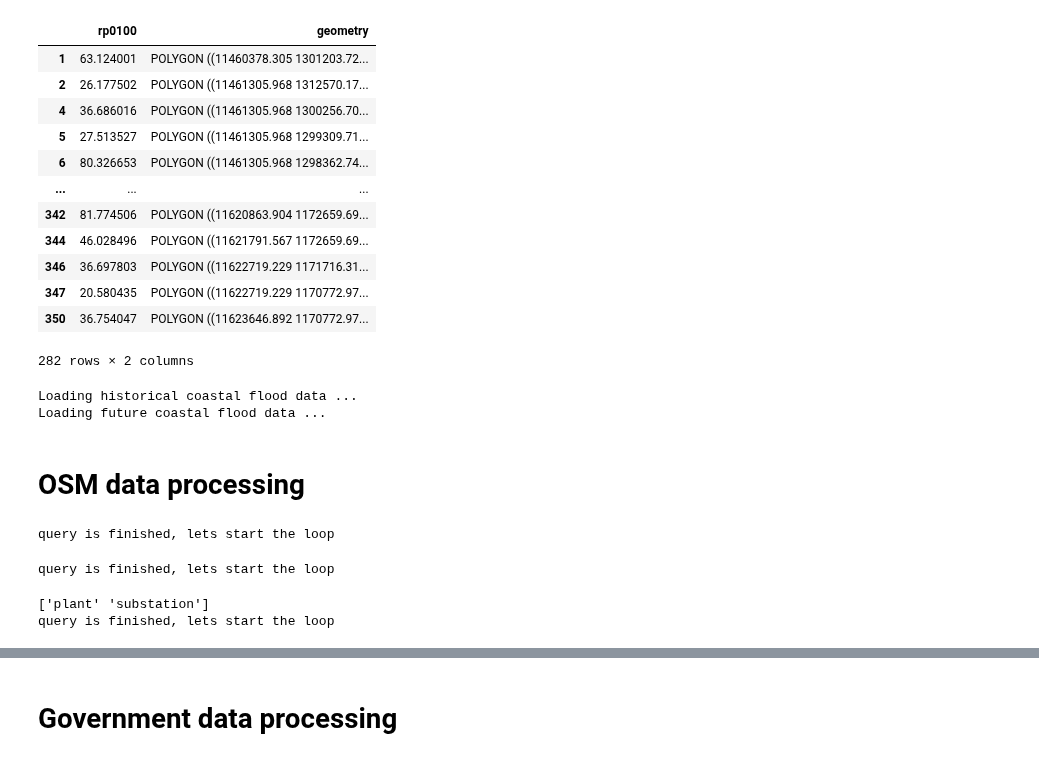
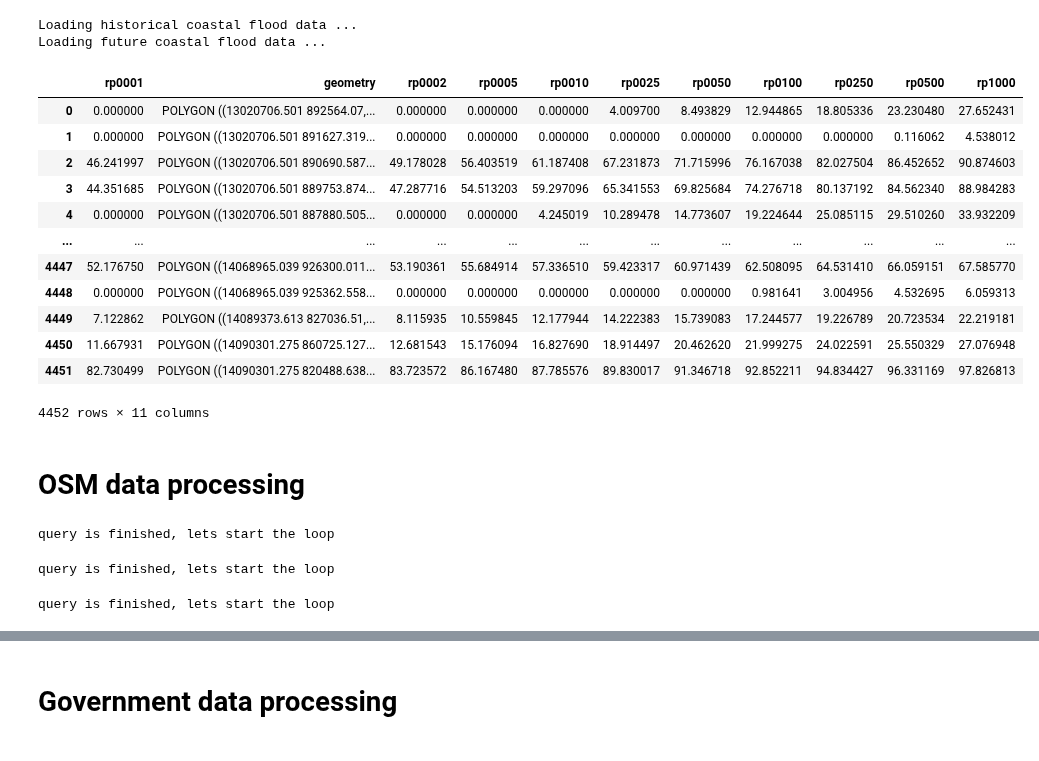
Before and after one commit to Mengqi-Ye/pg_risk_analysis, a Jupyter notebook: notebooks/Example_run.ipynb, the cells around one changed output, grey strips where cells are left out. Saved outputs shown, nothing was run; the diff lists cells and outputs as text; code cells hidden in the pictures.

```diff
--- a/notebooks/Example_run.ipynb
+++ b/notebooks/Example_run.ipynb
@@ -713,14 +618,20 @@ twn_wind('TWN')['_CMCC-CM2-VHR4']#['1_1_CMCC-CM2-VHR4'].min()
 # %%
 def clip_flood_data(country_code):
-    # set paths
-    #data_path,tc_path,fl_path,osm_data_path,pg_data_path,vul_curve_path,output_path,ne_path = set_paths()
+    """
+    Clip global flood data for a specific country.
+
+    Args:
+        country_code (str): Country code for the desired country.
+
+    Returns:
+        None
+    """
 
     # load country geometry file and create geometry to clip
     ne_countries = gpd.read_file(ne_path)
     geometry = ne_countries.loc[ne_countries['ISO_A3']==country_code].geometry.values[0]
     geoms = [mapping(geometry)]
 
-    #climate_model: historical, rcp4p5, rcp8p5; time_period: hist, 2030, 2050, 2080
     rps = ['0001','0002','0005','0010','0025','0050','0100','0250','0500','1000']
     climate_models = ['historical','rcp8p5']
 
@@ -754,8 +665,16 @@ def clip_flood_data(country_code):
                     dest.write(out_image)
 
 def load_flood_data(country_code,climate_model):
-    # set paths
-    #data_path,tc_path,fl_path,osm_data_path,pg_data_path,vul_curve_path,output_path,ne_path = set_paths()
+    """
+    Load flood data for a specific country and climate model.
+
+    Args:
+        country_code (str): Country code for the desired country.
+        climate_model (str): Climate model ('historical' or 'rcp8p5').
+
+    Returns:
+        pandas.DataFrame: Flood data for the specified country and climate model.
+    """
 
     rps = ['0001','0002','0005','0010','0025','0050','0100','0250','0500','1000']
     collect_df_ds = []
@@ -807,6 +726,16 @@ def load_flood_data(country_code,climate_model):
     return df_all
 
 def open_flood_data(country_code):
+    """
+    Open and load flood data for a specific country.
+
+    Args:
+        country_code (str): Country code for the desired country.
+
+    Returns:
+        dict: A dictionary containing the loaded flood data for different climate models.
+    """
+
     climate_models = ['historical','rcp8p5']
     df_ds = {}
     for climate_model in climate_models:
@@ -845,23 +745,0 @@ df1
-# %%
-df2 = khm_flood['historical'][['rp0100','geometry']] #climate_model, return_period
-df2 = df2[~df2.eq(0).any(axis=1)]
-df2
-# %% [output]
-|  | rp0100 | geometry |
-| 1 | 63.124001 | POLYGON ((11460378.305 1301203.72... |
-| 2 | 26.177502 | POLYGON ((11461305.968 1312570.17... |
-| 4 | 36.686016 | POLYGON ((11461305.968 1300256.70... |
-| 5 | 27.513527 | POLYGON ((11461305.968 1299309.71... |
-| 6 | 80.326653 | POLYGON ((11461305.968 1298362.74... |
-| ... | ... | ... |
-| 342 | 81.774506 | POLYGON ((11620863.904 1172659.69... |
-| 344 | 46.028496 | POLYGON ((11621791.567 1172659.69... |
-| 346 | 36.697803 | POLYGON ((11622719.229 1171716.31... |
-| 347 | 20.580435 | POLYGON ((11622719.229 1170772.97... |
-| 350 | 36.754047 | POLYGON ((11623646.892 1170772.97... |
-282 rows × 2 columns
-# %%
-twn_flood = open_flood_data('TWN')
-# %% [output]
-Loading historical coastal flood data ...
-Loading future coastal flood data ...
@@ -870,3 +746,22 @@ twn_flood
+# %%
+df_fl = open_flood_data('PHL')
+df_fl['historical']
+# %% [output]
+Loading historical coastal flood data ...
+Loading future coastal flood data ...
+|  | rp0001 | geometry | rp0002 | rp0005 | rp0010 | rp0025 | rp0050 | rp0100 | rp0250 | rp0500 | rp1000 |
+| 0 | 0.000000 | POLYGON ((13020706.501 892564.07,... | 0.000000 | 0.000000 | 0.000000 | 4.009700 | 8.493829 | 12.944865 | 18.805336 | 23.230480 | 27.652431 |
+| 1 | 0.000000 | POLYGON ((13020706.501 891627.319... | 0.000000 | 0.000000 | 0.000000 | 0.000000 | 0.000000 | 0.000000 | 0.000000 | 0.116062 | 4.538012 |
+| 2 | 46.241997 | POLYGON ((13020706.501 890690.587... | 49.178028 | 56.403519 | 61.187408 | 67.231873 | 71.715996 | 76.167038 | 82.027504 | 86.452652 | 90.874603 |
+| 3 | 44.351685 | POLYGON ((13020706.501 889753.874... | 47.287716 | 54.513203 | 59.297096 | 65.341553 | 69.825684 | 74.276718 | 80.137192 | 84.562340 | 88.984283 |
+| 4 | 0.000000 | POLYGON ((13020706.501 887880.505... | 0.000000 | 0.000000 | 4.245019 | 10.289478 | 14.773607 | 19.224644 | 25.085115 | 29.510260 | 33.932209 |
+| ... | ... | ... | ... | ... | ... | ... | ... | ... | ... | ... | ... |
+| 4447 | 52.176750 | POLYGON ((14068965.039 926300.011... | 53.190361 | 55.684914 | 57.336510 | 59.423317 | 60.971439 | 62.508095 | 64.531410 | 66.059151 | 67.585770 |
+| 4448 | 0.000000 | POLYGON ((14068965.039 925362.558... | 0.000000 | 0.000000 | 0.000000 | 0.000000 | 0.000000 | 0.981641 | 3.004956 | 4.532695 | 6.059313 |
+| 4449 | 7.122862 | POLYGON ((14089373.613 827036.51,... | 8.115935 | 10.559845 | 12.177944 | 14.222383 | 15.739083 | 17.244577 | 19.226789 | 20.723534 | 22.219181 |
+| 4450 | 11.667931 | POLYGON ((14090301.275 860725.127... | 12.681543 | 15.176094 | 16.827690 | 18.914497 | 20.462620 | 21.999275 | 24.022591 | 25.550329 | 27.076948 |
+| 4451 | 82.730499 | POLYGON ((14090301.275 820488.638... | 83.723572 | 86.167480 | 87.785576 | 89.830017 | 91.346718 | 92.852211 | 94.834427 | 96.331169 | 97.826813 |
+4452 rows × 11 columns
 # %% [markdown]
 # OSM data processing
 # %%
@@ -906,7 +994,6 @@ def extract_osm_infrastructure(country_code,osm_data_path):
 # %%
-osm_power_infra = extract_osm_infrastructure('BRN',osm_data_path)
+osm_power_infra = extract_osm_infrastructure('PHL',osm_data_path)
 # %% [output]
 query is finished, lets start the loop
 query is finished, lets start the loop
-['plant' 'substation']
 query is finished, lets start the loop
```
Also changed, not shown: parts of 47 cells of this notebook, 29 other files.
